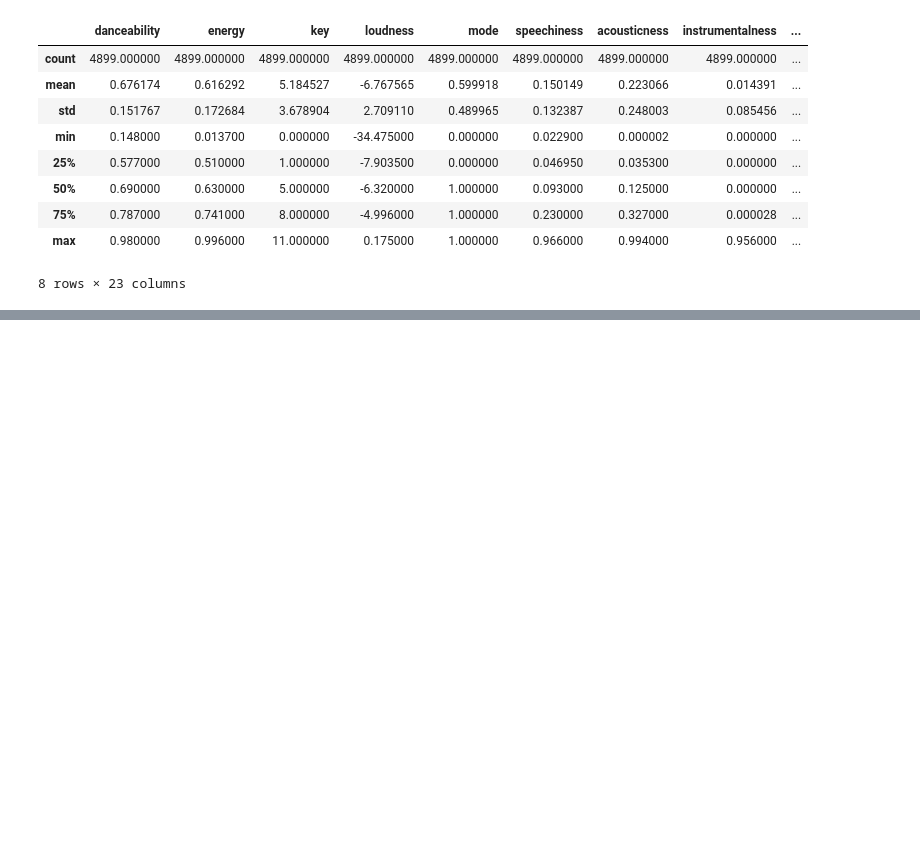
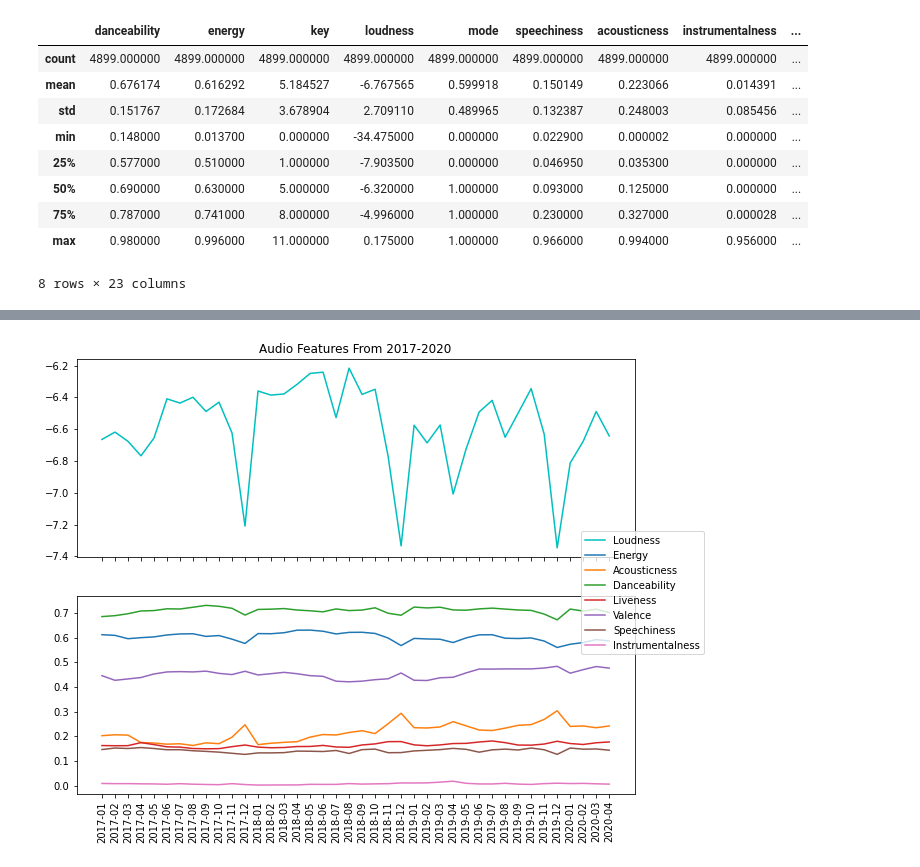
Before and after one commit to chriscc447/orie3120_final, a Jupyter notebook: audio features vs popularity.ipynb, the cells around one changed output, grey strips where cells are left out. Cells and saved outputs as stored; diff of their text form; code cells hidden in the pictures; blank space fills up the shorter version.

```diff
--- a/audio features vs popularity.ipynb
+++ b/audio features vs popularity.ipynb
@@ -115,0 +185,3 @@ plt.show()
+# %%
+df['date1'] = pd.to_datetime(df['date']).dt.strftime('%Y-%m')
+df_gb_month = df.groupby('date1')[CONT_COLS].mean()
@@ -115,0 +209,18 @@ plt.show()
+# %%
+fig, (ax1, ax2) = plt.subplots(nrows = 2, figsize = (10,8), sharex = True)
+ax1.plot(df_gb_month.loudness, color = 'c', label = 'Loudness')
+ax1.set_title("Audio Features From 2017-2020")
+
+ax2.plot(df_gb_month['energy'], '-', label = 'Energy')
+ax2.plot(df_gb_month['acousticness'], '-', label = 'Acousticness')
+ax2.plot(df_gb_month['danceability'], '-', label = 'Danceability')
+ax2.plot(df_gb_month['liveness'], '-', label = 'Liveness')
+ax2.plot(df_gb_month['valence'], '-', label = 'Valence')
+ax2.plot(df_gb_month['speechiness'], '-', label = 'Speechiness')
+ax2.plot(df_gb_month['instrumentalness'], '-', label = 'Instrumentalness')
+
+plt.xticks(rotation = 90)
+fig.legend(loc=7)
+plt.show()
+# %% [output]
+[figure, added]
```
Also changed, not shown: parts of 13 cells of this notebook, 1 other file.
